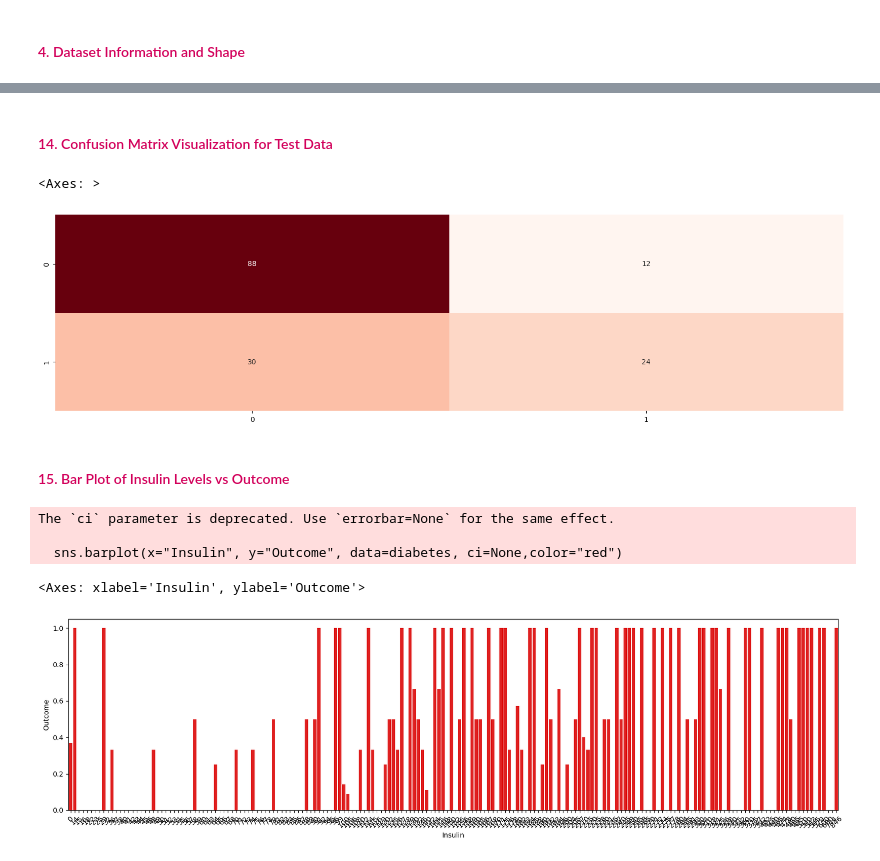
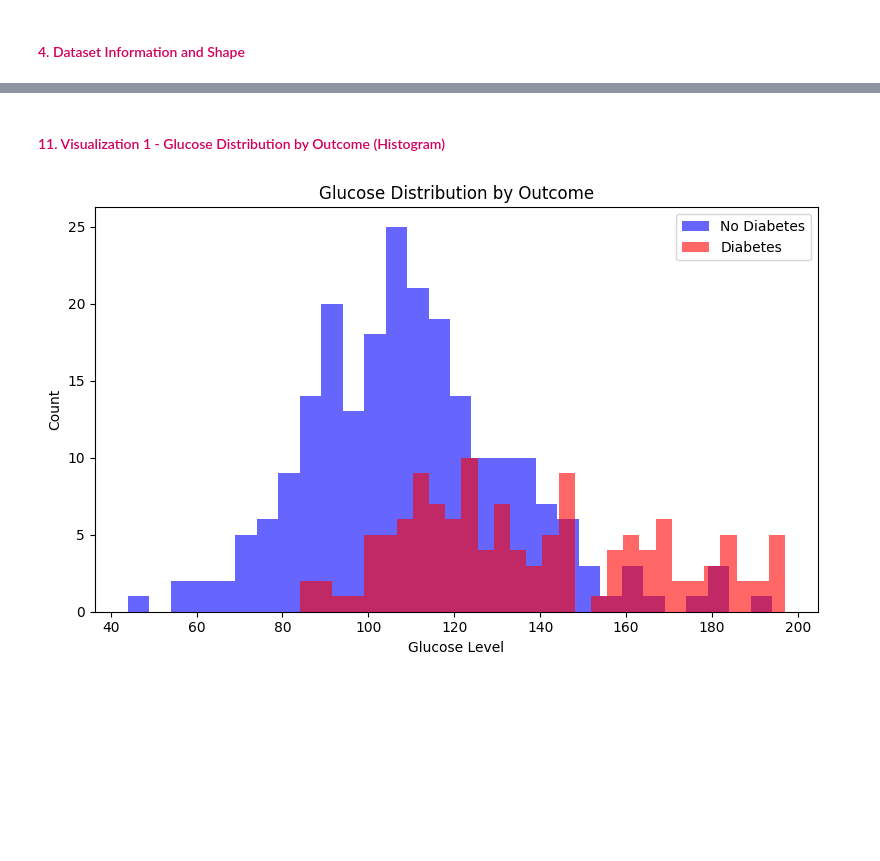
Before and after one commit to ramah83/Diabetes-Prediction, a Jupyter notebook: Diabetes Prediction .ipynb, the cells around one changed output, grey strips where cells are left out. Cells and saved outputs as stored; diff of their text form; code cells hidden in the pictures; blank space fills up the shorter version.

```diff
--- a/Diabetes Prediction .ipynb
+++ b/Diabetes Prediction .ipynb
@@ -158,27 +175,14 @@ The human is Not diabetic
-# %% [markdown]
-<h4 style="color:#d2005bff">14. Confusion Matrix Visualization for Test Data</h4>
-# %%
-x_testpredect=clasdifer.predict(x_test)
-confusionmatrixx=confusion_matrix(y_test,x_testpredect)
-plt.figure(figsize=(20,5))
-plt.xlabel="x"
-plt.xlabel="y"
-sns.heatmap(confusionmatrixx, annot=True, fmt="d", cmap="Reds", cbar=False)
-# %% [output]
-<Axes: >
-[figure, removed]
-# %% [markdown]
-<h4 style="color:#d2005bff">15. Bar Plot of Insulin Levels vs Outcome</h4>
-# %%
-x_testpredect=clasdifer.predict(x_test)
-plt.figure(figsize=(20,5))
-plt.xlabel="x"
-plt.xticks(rotation=45)
-plt.xlabel="y"
-sns.barplot(x="Insulin", y="Outcome", data=diabetes, ci=None,color="red")
-# %% [output]
-The `ci` parameter is deprecated. Use `errorbar=None` for the same effect.
-
-  sns.barplot(x="Insulin", y="Outcome", data=diabetes, ci=None,color="red")
-<Axes: xlabel='Insulin', ylabel='Outcome'>
-[figure, removed]
+# %% [markdown]
+<h4 style="color:#d2005bff">11. Visualization 1 - Glucose Distribution by Outcome (Histogram)</h4>
+# %%
+plt.figure(figsize=(8, 5))
+plt.hist(diabetes[diabetes['Outcome']==0]['Glucose'], bins=30, alpha=0.6, color='blue', label='No Diabetes')
+plt.hist(diabetes[diabetes['Outcome']==1]['Glucose'], bins=30, alpha=0.6, color='red',  label='Diabetes')
+plt.xlabel('Glucose Level')
+plt.ylabel('Count')
+plt.title('Glucose Distribution by Outcome')
+plt.legend()
+plt.tight_layout()
+plt.show()
+# %% [output]
+[figure, added]
```
Also changed, not shown: parts of 66 cells of this notebook, 10 other files.
